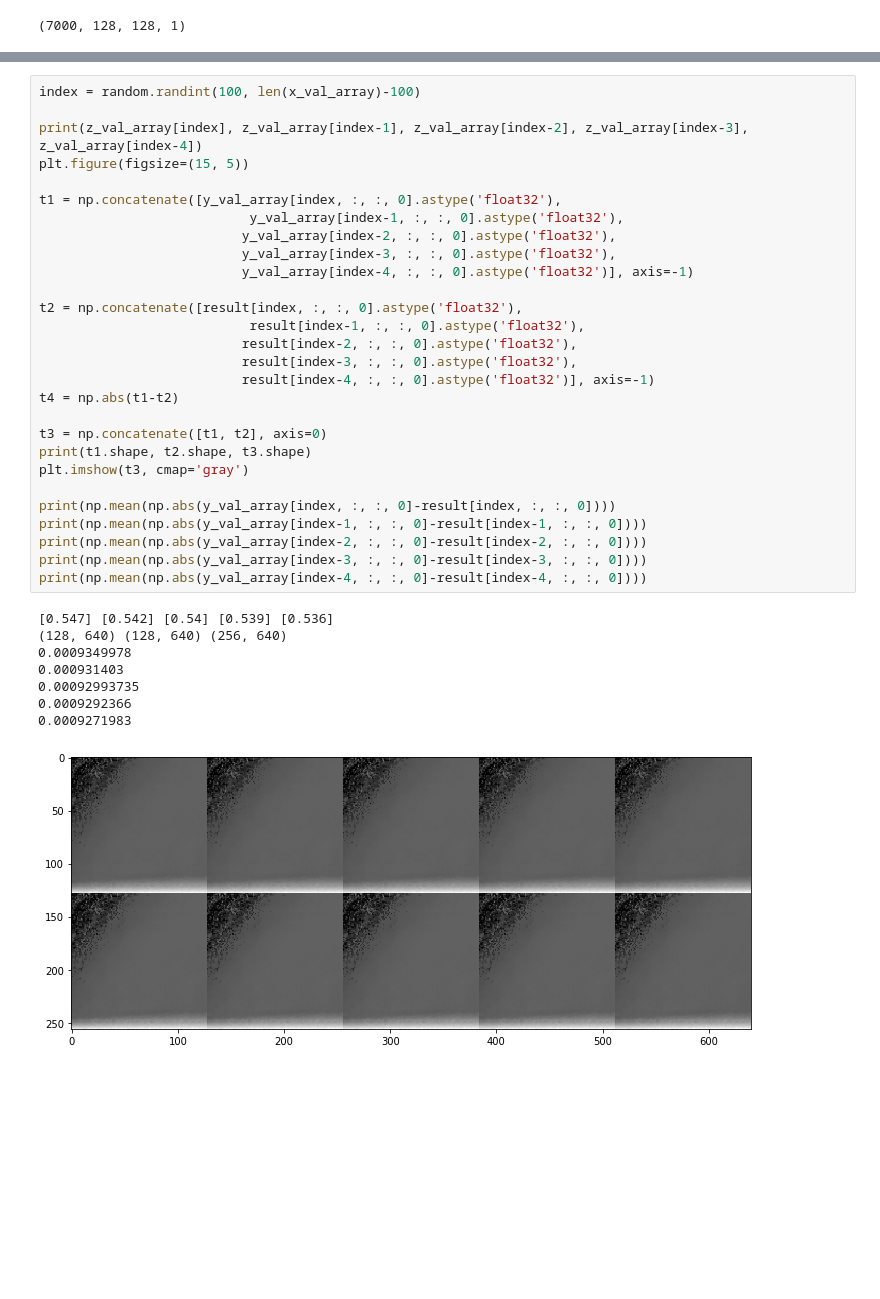
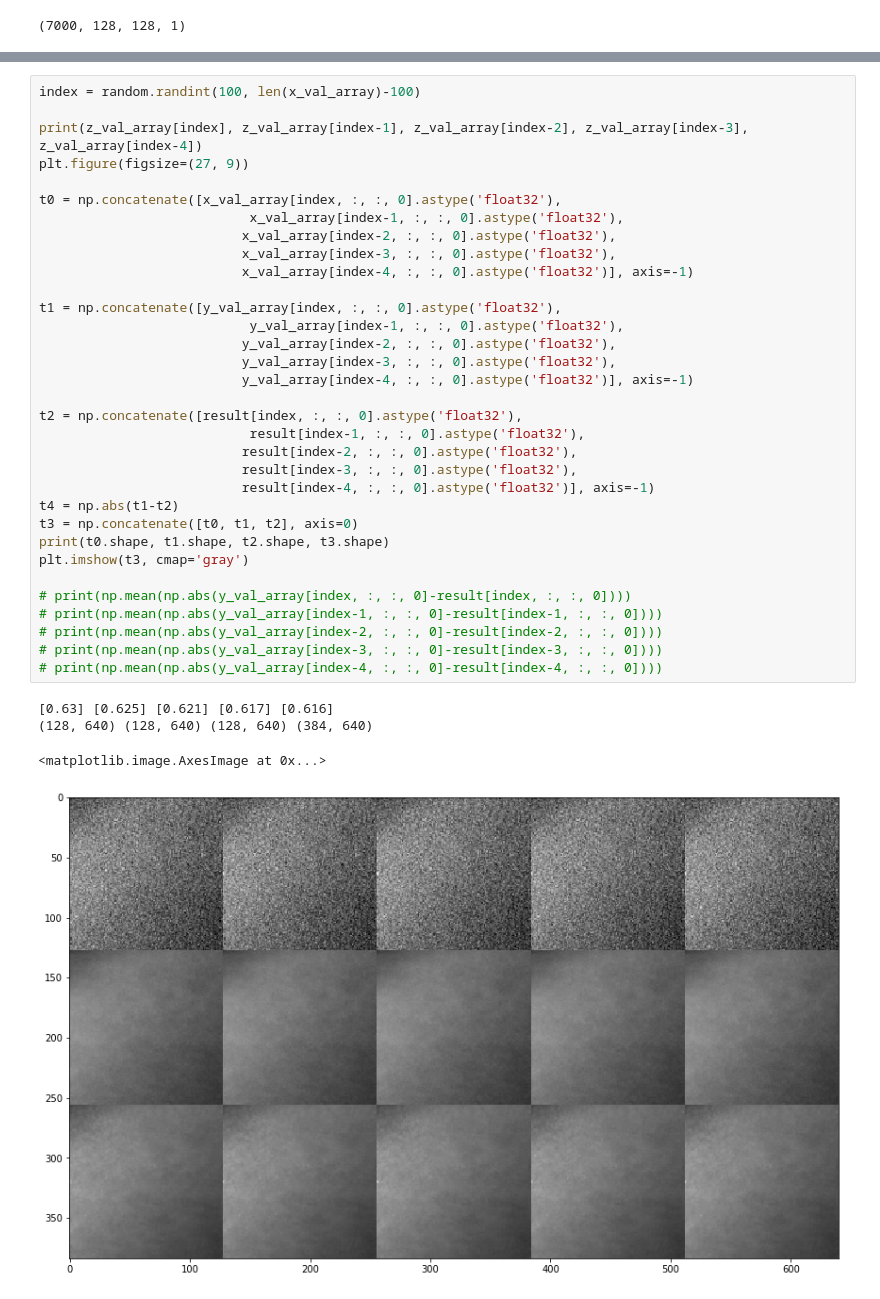
Before and after one commit to PranjalSahu/tf-adain, a Jupyter notebook: train.ipynb, the cells around one changed output, grey strips where cells are left out. Saved outputs shown, nothing was run; the diff lists cells and outputs as text; blank space fills up the shorter version.

```diff
--- a/train.ipynb
+++ b/train.ipynb
@@ -1582,37 +1556,38 @@ plt.imshow(np.concatenate([result[index, :, :, 0].astype('float32'),
 # %%
 index = random.randint(100, len(x_val_array)-100)
 
 print(z_val_array[index], z_val_array[index-1], z_val_array[index-2], z_val_array[index-3], z_val_array[index-4])
-plt.figure(figsize=(15, 5))
+plt.figure(figsize=(27, 9))
+
+t0 = np.concatenate([x_val_array[index, :, :, 0].astype('float32'),
+                           x_val_array[index-1, :, :, 0].astype('float32'),
+                          x_val_array[index-2, :, :, 0].astype('float32'),
+                          x_val_array[index-3, :, :, 0].astype('float32'),
+                          x_val_array[index-4, :, :, 0].astype('float32')], axis=-1)
 
 t1 = np.concatenate([y_val_array[index, :, :, 0].astype('float32'),
                            y_val_array[index-1, :, :, 0].astype('float32'),
                           y_val_array[index-2, :, :, 0].astype('float32'),
                           y_val_array[index-3, :, :, 0].astype('float32'),
                           y_val_array[index-4, :, :, 0].astype('float32')], axis=-1)
 
 t2 = np.concatenate([result[index, :, :, 0].astype('float32'),
                            result[index-1, :, :, 0].astype('float32'),
                           result[index-2, :, :, 0].astype('float32'),
                           result[index-3, :, :, 0].astype('float32'),
                           result[index-4, :, :, 0].astype('float32')], axis=-1)
 t4 = np.abs(t1-t2)
-
-t3 = np.concatenate([t1, t2], axis=0)
-print(t1.shape, t2.shape, t3.shape)
+t3 = np.concatenate([t0, t1, t2], axis=0)
+print(t0.shape, t1.shape, t2.shape, t3.shape)
 plt.imshow(t3, cmap='gray')
 
-print(np.mean(np.abs(y_val_array[index, :, :, 0]-result[index, :, :, 0])))
-print(np.mean(np.abs(y_val_array[index-1, :, :, 0]-result[index-1, :, :, 0])))
-print(np.mean(np.abs(y_val_array[index-2, :, :, 0]-result[index-2, :, :, 0])))
-print(np.mean(np.abs(y_val_array[index-3, :, :, 0]-result[index-3, :, :, 0])))
-print(np.mean(np.abs(y_val_array[index-4, :, :, 0]-result[index-4, :, :, 0])))
+# print(np.mean(np.abs(y_val_array[index, :, :, 0]-result[index, :, :, 0])))
+# print(np.mean(np.abs(y_val_array[index-1, :, :, 0]-result[index-1, :, :, 0])))
+# print(np.mean(np.abs(y_val_array[index-2, :, :, 0]-result[index-2, :, :, 0])))
+# print(np.mean(np.abs(y_val_array[index-3, :, :, 0]-result[index-3, :, :, 0])))
+# print(np.mean(np.abs(y_val_array[index-4, :, :, 0]-result[index-4, :, :, 0])))
 # %% [output]
-[0.547] [0.542] [0.54] [0.539] [0.536]
-(128, 640) (128, 640) (256, 640)
-0.0009349978
-0.000931403
-0.00092993735
-0.0009292366
-0.0009271983
+[0.63] [0.625] [0.621] [0.617] [0.616]
+(128, 640) (128, 640) (128, 640) (384, 640)
+<matplotlib.image.AxesImage at 0x...>
-[figure, old version]
+[figure, new version]
```
Also changed, not shown: parts of 6 cells of this notebook.
